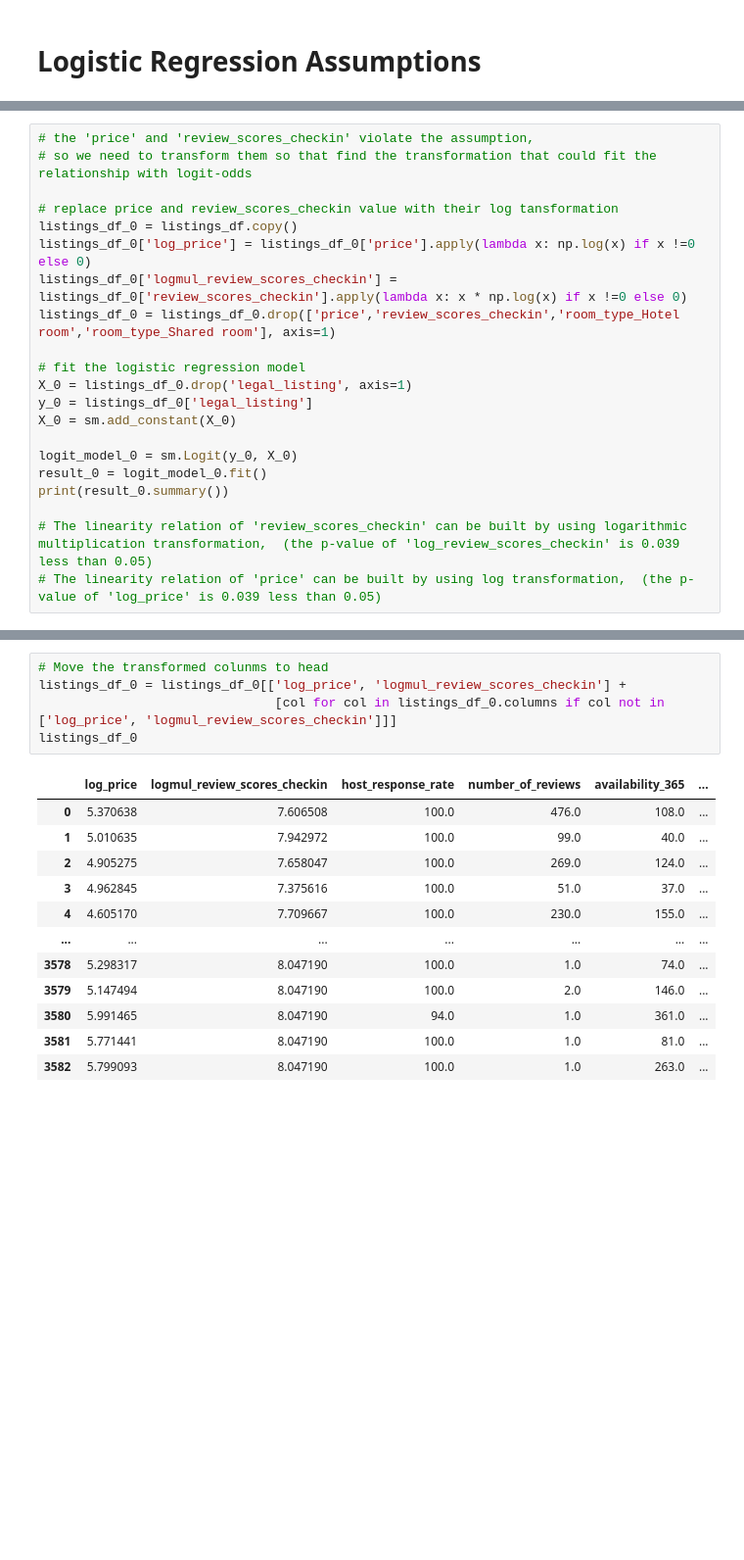
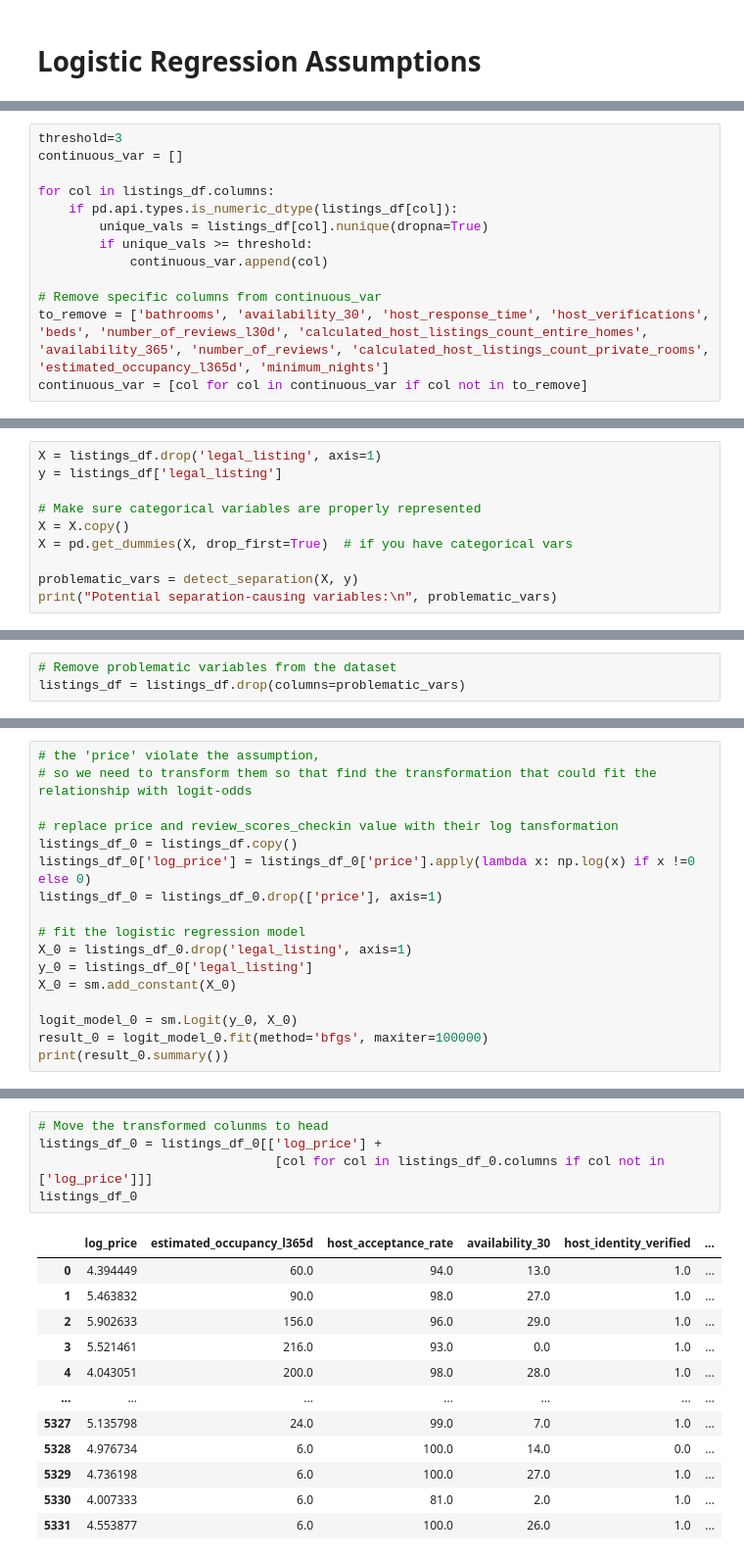
Before and after one commit to JuanesLamilla/yvr-airbnb-license-model, a Jupyter notebook: Logistic_Regression_Assumptions.ipynb, the cells around one changed output, grey strips where cells are left out. Shown at 98% size. Saved outputs shown, nothing was run; the diff lists cells and outputs as text; blank space fills up the shorter version.

```diff
--- a/Logistic_Regression_Assumptions.ipynb
+++ b/Logistic_Regression_Assumptions.ipynb
@@ -24,3 +29,16 @@ listings_df = pd.read_csv(os.path.join('data', 'yvr_listing_data_cleaned.csv'))
+# %%
+threshold=3
+continuous_var = []
+
+for col in listings_df.columns:
+    if pd.api.types.is_numeric_dtype(listings_df[col]):
+        unique_vals = listings_df[col].nunique(dropna=True)
+        if unique_vals >= threshold:
+            continuous_var.append(col)
+
+# Remove specific columns from continuous_var
+to_remove = ['bathrooms', 'availability_30', 'host_response_time', 'host_verifications', 'beds', 'number_of_reviews_l30d', 'calculated_host_listings_count_entire_homes', 'availability_365', 'number_of_reviews', 'calculated_host_listings_count_private_rooms', 'estimated_occupancy_l365d', 'minimum_nights']
+continuous_var = [col for col in continuous_var if col not in to_remove]
 # %%
 ## Assumption 1 — Linearity of independent variables and log-odds
 # This assumption means that relationships between the continuous predictors and the logit (log odds) is linear.
@@ -110,0 +181,10 @@ const                                                      -7.9604      4.316
+# %%
+X = listings_df.drop('legal_listing', axis=1)
+y = listings_df['legal_listing']
+
+# Make sure categorical variables are properly represented
+X = X.copy()
+X = pd.get_dummies(X, drop_first=True)  # if you have categorical vars
+
+problematic_vars = detect_separation(X, y)
+print("Potential separation-causing variables:\n", problematic_vars)
@@ -111,3 +194,6 @@ const                                                      -7.9604      4.316
+# %%
+# Remove problematic variables from the dataset
+listings_df = listings_df.drop(columns=problematic_vars)
 # %%
 # Visual Check
 # Define dependent and independent variables
@@ -164,12 +227,11 @@ plt.show()
 # %%
-# the 'price' and 'review_scores_checkin' violate the assumption,
+# the 'price' violate the assumption,
 # so we need to transform them so that find the transformation that could fit the relationship with logit-odds
 
 # replace price and review_scores_checkin value with their log tansformation
 listings_df_0 = listings_df.copy()
 listings_df_0['log_price'] = listings_df_0['price'].apply(lambda x: np.log(x) if x !=0 else 0)
-listings_df_0['logmul_review_scores_checkin'] = listings_df_0['review_scores_checkin'].apply(lambda x: x * np.log(x) if x !=0 else 0)
-listings_df_0 = listings_df_0.drop(['price','review_scores_checkin','room_type_Hotel room','room_type_Shared room'], axis=1)
+listings_df_0 = listings_df_0.drop(['price'], axis=1)
 
 # fit the logistic regression model
 X_0 = listings_df_0.drop('legal_listing', axis=1)
@@ -177,9 +239,6 @@ y_0 = listings_df_0['legal_listing']
 X_0 = sm.add_constant(X_0)
 
 logit_model_0 = sm.Logit(y_0, X_0)
-result_0 = logit_model_0.fit()
+result_0 = logit_model_0.fit(method='bfgs', maxiter=100000)
 print(result_0.summary())
-
-# The linearity relation of 'review_scores_checkin' can be built by using logarithmic multiplication transformation,  (the p-value of 'log_review_scores_checkin' is 0.039 less than 0.05)
-# The linearity relation of 'price' can be built by using log transformation,  (the p-value of 'log_price' is 0.039 less than 0.05)
 # %% [output]
@@ -203,18 +262,18 @@ logmul_review_scores_checkin                       -0.2020      0.098     -2.063
 # %%
 # Move the transformed colunms to head
-listings_df_0 = listings_df_0[['log_price', 'logmul_review_scores_checkin'] +
-                               [col for col in listings_df_0.columns if col not in ['log_price', 'logmul_review_scores_checkin']]]
+listings_df_0 = listings_df_0[['log_price'] +
+                               [col for col in listings_df_0.columns if col not in ['log_price']]]
 listings_df_0
 # %% [output]
-|  | log_price | logmul_review_scores_checkin | host_response_rate | number_of_reviews | availability_365 | ... |
-| 0 | 5.370638 | 7.606508 | 100.0 | 476.0 | 108.0 | ... |
-| 1 | 5.010635 | 7.942972 | 100.0 | 99.0 | 40.0 | ... |
-| 2 | 4.905275 | 7.658047 | 100.0 | 269.0 | 124.0 | ... |
-| 3 | 4.962845 | 7.375616 | 100.0 | 51.0 | 37.0 | ... |
-| 4 | 4.605170 | 7.709667 | 100.0 | 230.0 | 155.0 | ... |
+|  | log_price | estimated_occupancy_l365d | host_acceptance_rate | availability_30 | host_identity_verified | ... |
+| 0 | 4.394449 | 60.0 | 94.0 | 13.0 | 1.0 | ... |
+| 1 | 5.463832 | 90.0 | 98.0 | 27.0 | 1.0 | ... |
+| 2 | 5.902633 | 156.0 | 96.0 | 29.0 | 1.0 | ... |
+| 3 | 5.521461 | 216.0 | 93.0 | 0.0 | 1.0 | ... |
+| 4 | 4.043051 | 200.0 | 98.0 | 28.0 | 1.0 | ... |
 | ... | ... | ... | ... | ... | ... | ... |
-| 3578 | 5.298317 | 8.047190 | 100.0 | 1.0 | 74.0 | ... |
-| 3579 | 5.147494 | 8.047190 | 100.0 | 2.0 | 146.0 | ... |
-| 3580 | 5.991465 | 8.047190 | 94.0 | 1.0 | 361.0 | ... |
-| 3581 | 5.771441 | 8.047190 | 100.0 | 1.0 | 81.0 | ... |
-| 3582 | 5.799093 | 8.047190 | 100.0 | 1.0 | 263.0 | ... |
+| 5327 | 5.135798 | 24.0 | 99.0 | 7.0 | 1.0 | ... |
+| 5328 | 4.976734 | 6.0 | 100.0 | 14.0 | 0.0 | ... |
+| 5329 | 4.736198 | 6.0 | 100.0 | 27.0 | 1.0 | ... |
+| 5330 | 4.007333 | 6.0 | 81.0 | 2.0 | 1.0 | ... |
+| 5331 | 4.553877 | 6.0 | 100.0 | 26.0 | 1.0 | ... |
```
Also changed, not shown: parts of 30 cells of this notebook, 7 other files.
